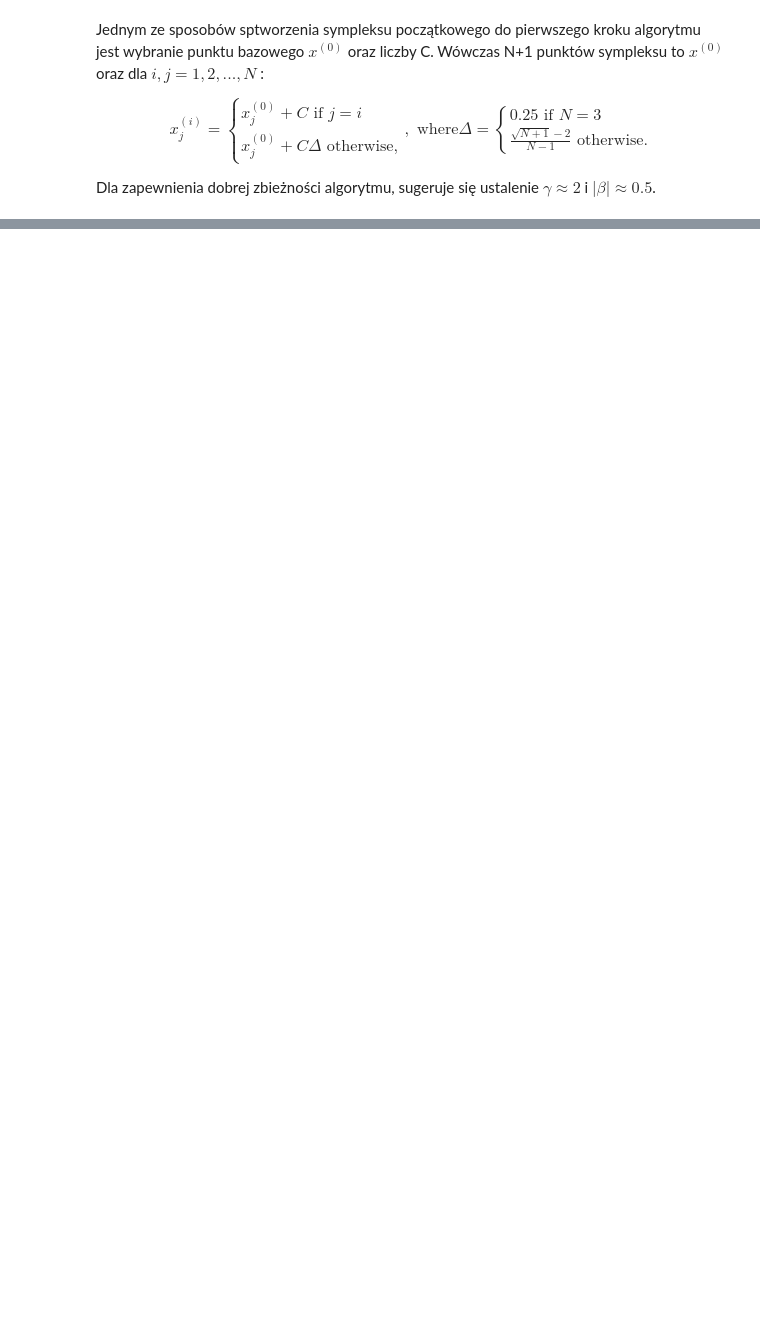
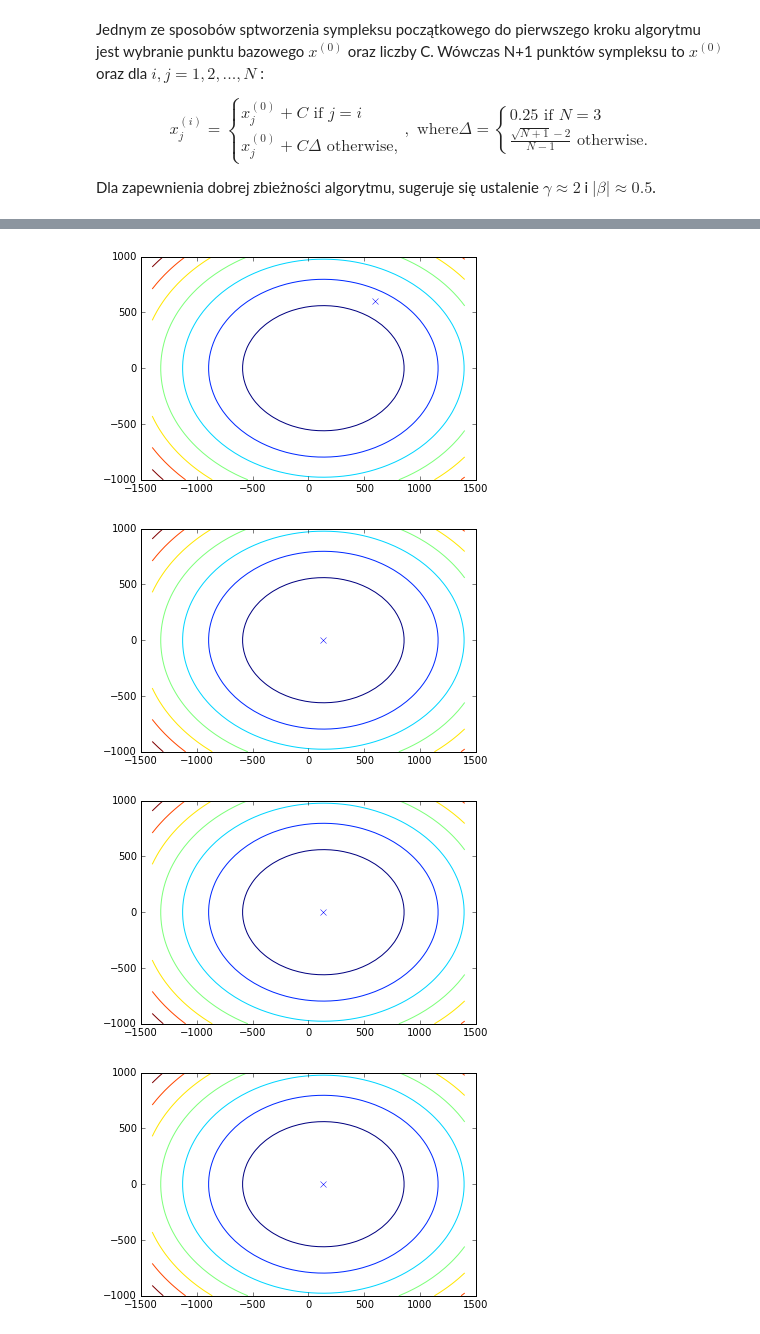
Before and after one commit to heolin/math_optimizations, a Jupyter notebook: Optimizations.ipynb, the cells around one changed output, grey strips where cells are left out. Drawn from its saved outputs; the diff is of its cells as text; code cells hidden in the pictures; blank space fills up the shorter version.

```diff
--- a/Optimizations.ipynb
+++ b/Optimizations.ipynb
@@ -635,3 +659,83 @@ Dla zapewnienia dobrej zbieżności algorytmu, sugeruje się ustalenie $\gamma
+# %%
+N = 3
+
+delta = 10
+
+p = 600
+q = 600
+
+x0 = np.array([p, q])
+
+s = np.array([[1, 0], [0, 1], [1, 1]])
+
+sc = s[0]
+
+y0 = None
+
+eigzeros_count = 3
+dn = 11
+
+X = np.array(x0)
+plt.plot(X.T[0], X.T[1], "x-")
+
+plt.axis("equal")
+plt.contour(xmesh, ymesh, fmesh)
+plt.show()
+
+
+def optimize_by_direction(x0, sc):
+
+    x0_1 = x0 + sc * delta
+    x0_2 = x0 - sc * delta
+    while f(x0_1) < f(x0) or f(x0_2) < f(x0):
+
+        if f(x0_1) < f(x0_2):
+            x0 = x0_1
+        elif f(x0_2) < f(x0):
+            x0 = x0_2
+
+        x0_1 = x0 + sc * delta
+        x0_2 = x0 - sc * delta
+    return x0
+
+
+while dn > 10 and eigzeros_count == N:
+
+    y0 = optimize_by_direction(x0, sc)
+    x0 = y0
+
+    for sc in s[1:]:
+
+        x0 = optimize_by_direction(x0, sc)
+
+
+        X = np.array(x0)
+        plt.plot(X.T[0], X.T[1], "x-")
+
+        plt.axis("equal")
+        plt.contour(xmesh, ymesh, fmesh)
+        plt.show()
+
+    y1 = optimize_by_direction(x0, sc)
+    d = y1 - y0
+    dn = np.linalg.norm(d)
+
+    s[1:] = s[:-1]
+    s[0] =  d / dn
+
+    eigvalues, eigvectors = np.linalg.eig(np.dot(s, s.T))
+    eigzeros_count = np.count_nonzero(eigvalues)
+
+X = np.array(x0)
+plt.plot(X.T[0], X.T[1], "x-")
+plt.axis("equal")
+plt.contour(xmesh, ymesh, fmesh)
+plt.show()
+# %% [output]
+[figure, added]
+[figure, added]
+[figure, added]
+[figure, added]
 # %% [markdown]
 ## Metody gradientowe
 Gradient w punkcie $x^{(t)}$ możemy przybliżyć numerycznie za pomocą następującej formuły:
```
Also changed, not shown: parts of 22 cells of this notebook, 6 other files.
